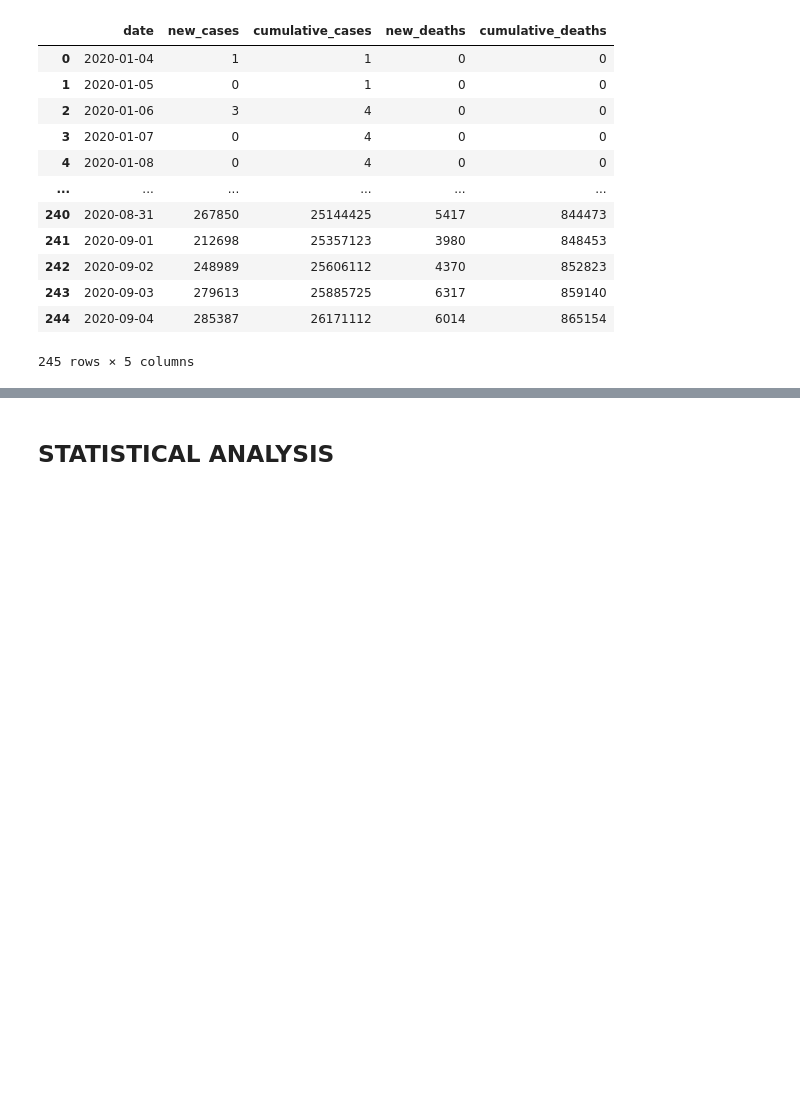
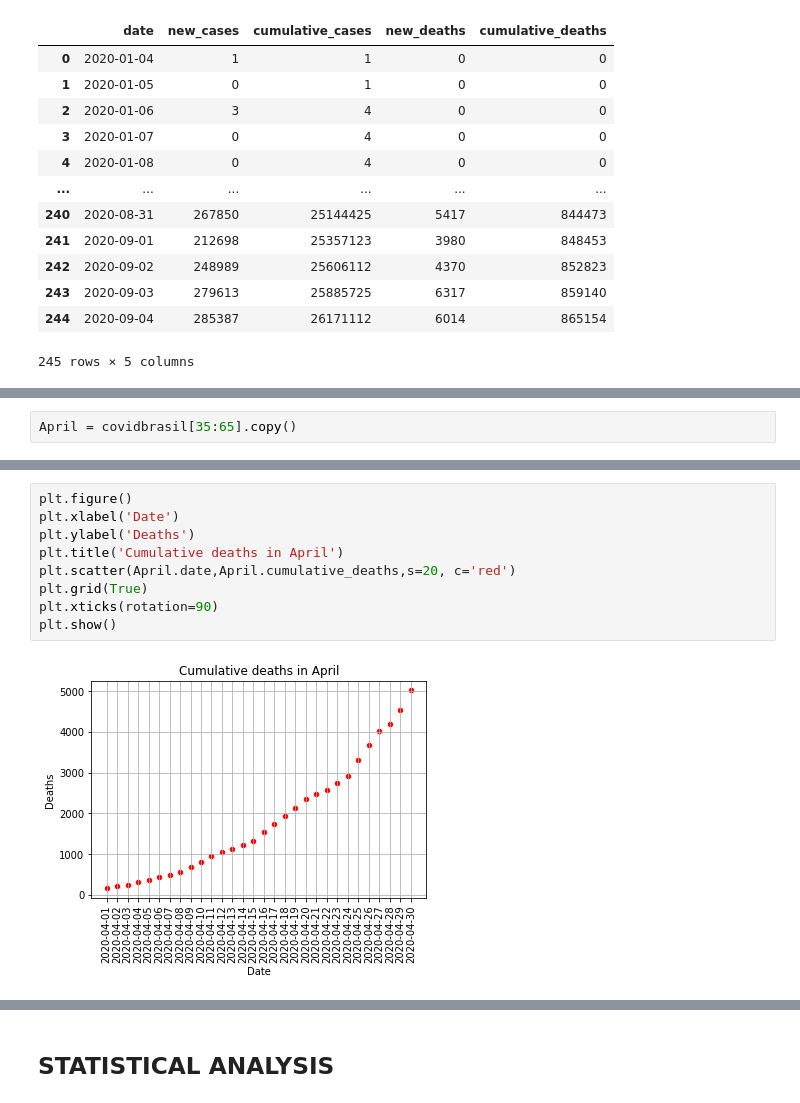
Before and after one commit to lucianogaldino/Analise-Covid19, a Jupyter notebook: covid19_MachineLearning.ipynb, the cells around one changed output, grey strips where cells are left out. Drawn from its saved outputs; the diff is of its cells as text; blank space fills up the shorter version.

```diff
--- a/covid19_MachineLearning.ipynb
+++ b/covid19_MachineLearning.ipynb
@@ -153,0 +267,2 @@ covidmundial_sum
+# %%
+April = covidbrasil[35:65].copy()
@@ -153,0 +289,11 @@ covidmundial_sum
+# %%
+plt.figure()
+plt.xlabel('Date')
+plt.ylabel('Deaths')
+plt.title('Cumulative deaths in April')
+plt.scatter(April.date,April.cumulative_deaths,s=20, c='red')
+plt.grid(True)
+plt.xticks(rotation=90)
+plt.show()
+# %% [output]
+[figure, added]
```
Also changed, not shown: parts of 30 cells of this notebook.
